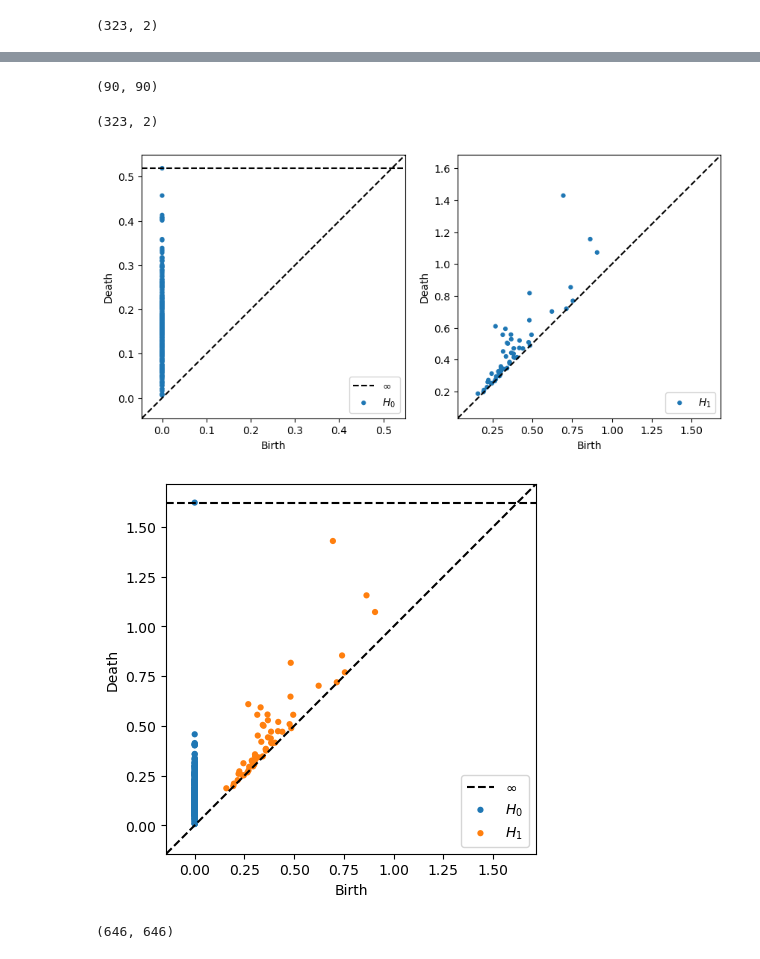
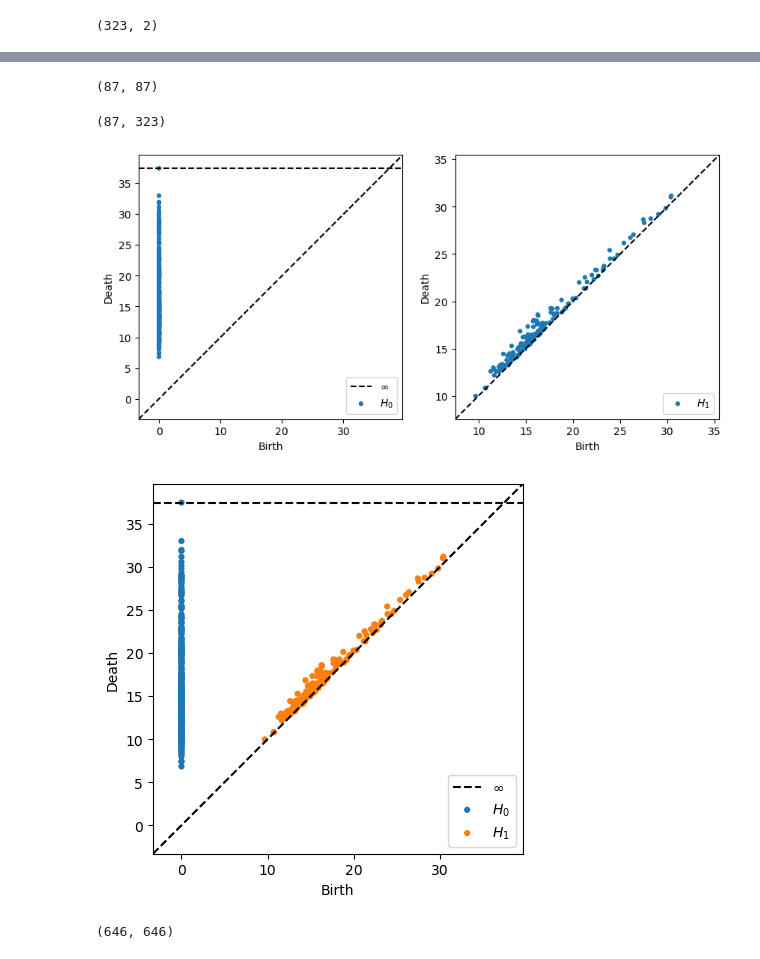
Before and after one commit to Orecchia-Research-Group/manifold_learning, a Jupyter notebook: neuro_circ.ipynb, the cells around one changed output, grey strips where cells are left out. Saved outputs shown, nothing was run; the diff lists cells and outputs as text; code cells hidden in the pictures.

```diff
--- a/neuro_circ.ipynb
+++ b/neuro_circ.ipynb
@@ -116,29 +116,29 @@ No handles with labels found to put in legend.
 # %%
-np_data = df_1.values.T
+np_data = df_2.values.T
 N, d = np_data.shape
 
 dist_mat = euclidean_distances(np_data, np_data)
 # %%
 print(dist_mat.shape)
 # %% [output]
-(90, 90)
+(87, 87)
 # %%
-UMAP.shape
+np_data.shape
 # %% [output]
-(323, 2)
+(87, 323)
 # %%
-dgms = ripser(UMAP, maxdim=1)['dgms']
+dgms = ripser(np_data.T, maxdim=1)['dgms']
 
 
 plt.figure(figsize=(10, 5))
 plot_diagrams(dgms, plot_only=[0], ax=plt.subplot(121))
 plot_diagrams(dgms, plot_only=[1], ax=plt.subplot(122))
 # %% [output]
-[figure, old version]
+[figure, new version]
 # %%
 plot_diagrams(dgms, show=True)
 # %% [output]
-[figure, old version]
+[figure, new version]
 # %%
 np_data_concat = np.zeros((646,1))
 for col in df_2.columns:
```
Also changed, not shown: parts of 5 cells of this notebook.
